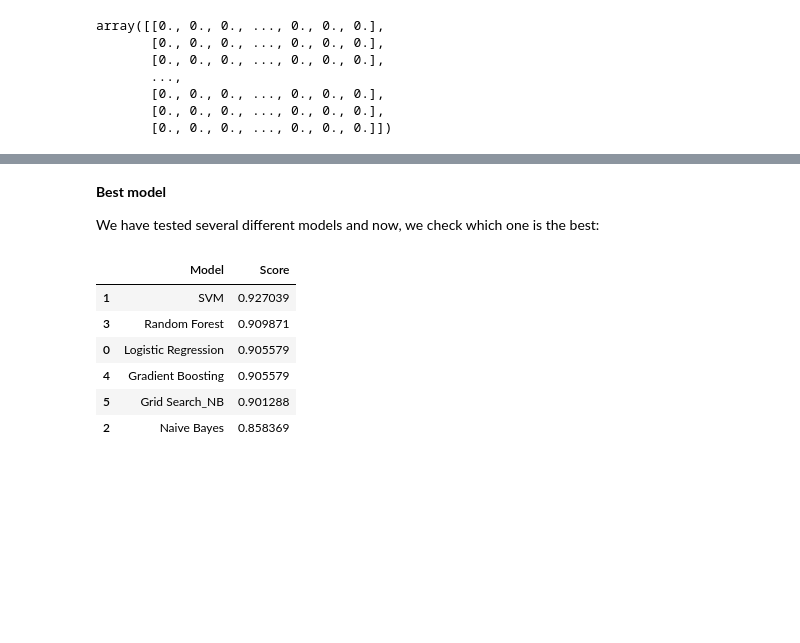
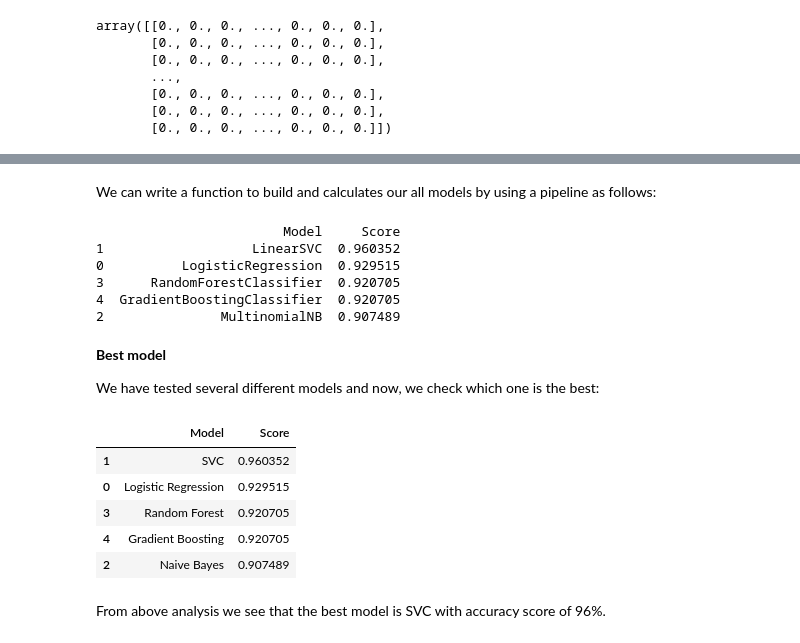
Before and after one commit to aniass/Product-Categorization-NLP, a Jupyter notebook: Text_analysis.ipynb, the cells around one changed output, grey strips where cells are left out. Cells and saved outputs as stored; diff of their text form; code cells hidden in the pictures; blank space fills up the shorter version.

```diff
--- a/Text_analysis.ipynb
+++ b/Text_analysis.ipynb
@@ -190,0 +139,3 @@ We have received a five group of categories:  Eye makeup, Lipstick, Foundation,
+# %%
+df['length'] = df['description'].apply(len)
+df.head()
@@ -248,18 +208,12 @@ porter = PorterStemmer()
 # %% [output]
 ['i', "you've", 'himself', 'they', 'that', 'been', 'a', 'while', 'through', 'in', 'here', 'few', 'own', 'just', 're', 'doesn', 'ma', "shouldn't"]
 # %%
-def remove_punctuation(description):
-    """The function to remove punctuation"""
-    table = str.maketrans('', '', string.punctuation)
-    return description.translate(table)
+def preprocess_data(text):
+    ''' The function to remove punctuation,
+    stopwords and apply stemming'''
 
-def remove_stopwords(text):
-    """The function to removing stopwords"""
-    text = [word.lower() for word in text.split() if word.lower() not in stop]
-    return " ".join(text)
-
-def stemmer(stem_text):
-    """The function to apply stemming"""
-    stem_text = [porter.stem(word) for word in stem_text.split()]
-    return " ".join(stem_text)
+    words = re.sub("[^a-zA-Z]", " ", text)
+    words = [word.lower() for word in text.split() if word.lower() not in stop]
+    words = [porter.stem(word) for word in words]
+    return " ".join(words)
 # %% [markdown]
@@ -299,0 +221,2 @@ text_df['description'][1]
+# %%
+df['description'] = df['description'].apply(preprocess_data)
@@ -371,8 +301,8 @@ Spliting the data into train and test sets:
 # %%
-X = text_df['description']
-y = text_df['product_type']
+X = df['description']
+y = df['product_type']
 
-X_train, X_test, y_train, y_test = train_test_split(X, y, test_size=0.25, random_state = 0)
+X_train, X_test, y_train, y_test = train_test_split(X, y, test_size=0.25, random_state=42)
 # %%
 X_train.shape, X_test.shape, y_train.shape, y_test.shape
 # %% [output]
@@ -594,0 +466,2 @@ According to the grid search results the accuracy has now increased to 0,90 for
+# %% [markdown]
+We can write a function to build and calculates our all models by using a pipeline as follows:
@@ -595,3 +493,12 @@ According to the grid search results the accuracy has now increased to 0,90 for
+# %%
+get_models(X_train, X_test, y_train, y_test)
+# %% [output]
+                        Model     Score
+1                   LinearSVC  0.960352
+0          LogisticRegression  0.929515
+3      RandomForestClassifier  0.920705
+4  GradientBoostingClassifier  0.920705
+2               MultinomialNB  0.907489
 # %% [markdown]
 **Best model**
 
@@ -606,13 +512,14 @@ nb_grid_acc = accuracy_score(pred_grid, y_test)
 # %%
 models = pd.DataFrame({
-                      'Model': ['Logistic Regression', 'SVM', 'Naive Bayes', 'Random Forest', 'Gradient Boosting', 'Grid Search_NB'],
-                      'Score': [log_acc, svm_acc, nb_acc, rf_acc, gb_acc, nb_grid_acc]})
+                      'Model': ['Logistic Regression', 'SVC', 'Naive Bayes', 'Random Forest', 'Gradient Boosting'],
+                      'Score': [log_acc, svm_acc, nb_acc, rf_acc, gb_acc]})
 models.sort_values(by='Score', ascending=False)
 # %% [output]
 |  | Model | Score |
-| 1 | SVM | 0.927039 |
-| 3 | Random Forest | 0.909871 |
-| 0 | Logistic Regression | 0.905579 |
-| 4 | Gradient Boosting | 0.905579 |
-| 5 | Grid Search_NB | 0.901288 |
-| 2 | Naive Bayes | 0.858369 |
+| 1 | SVC | 0.960352 |
+| 0 | Logistic Regression | 0.929515 |
+| 3 | Random Forest | 0.920705 |
+| 4 | Gradient Boosting | 0.920705 |
+| 2 | Naive Bayes | 0.907489 |
+# %% [markdown]
+From above analysis we see that the best model is SVC with accuracy score of 96%.
```
Also changed, not shown: parts of 87 cells of this notebook.
